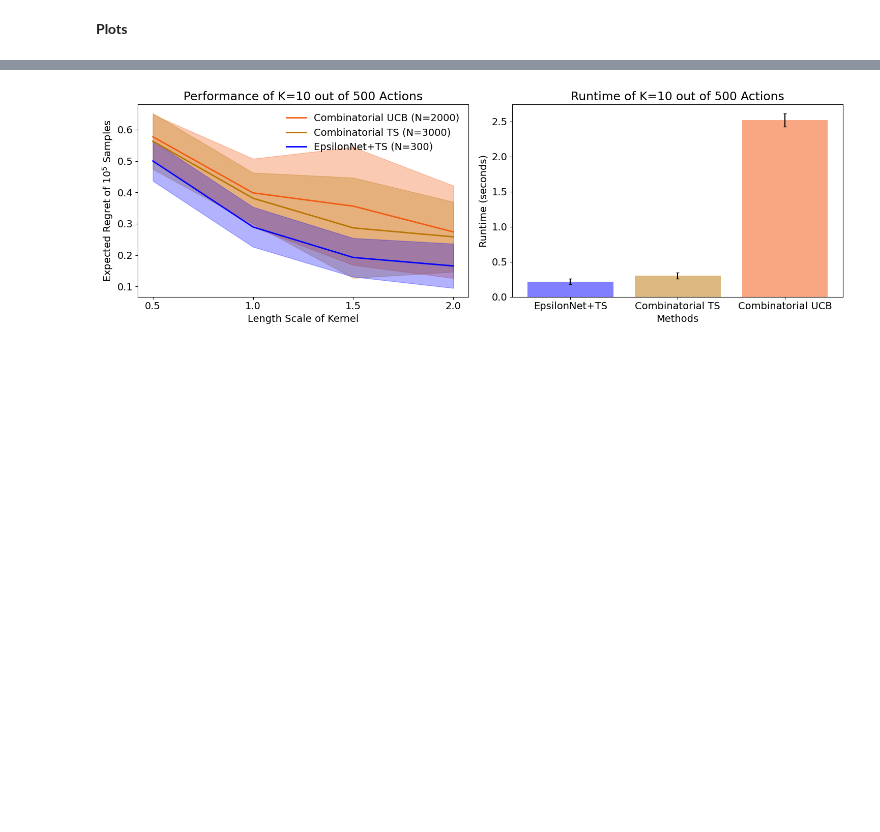
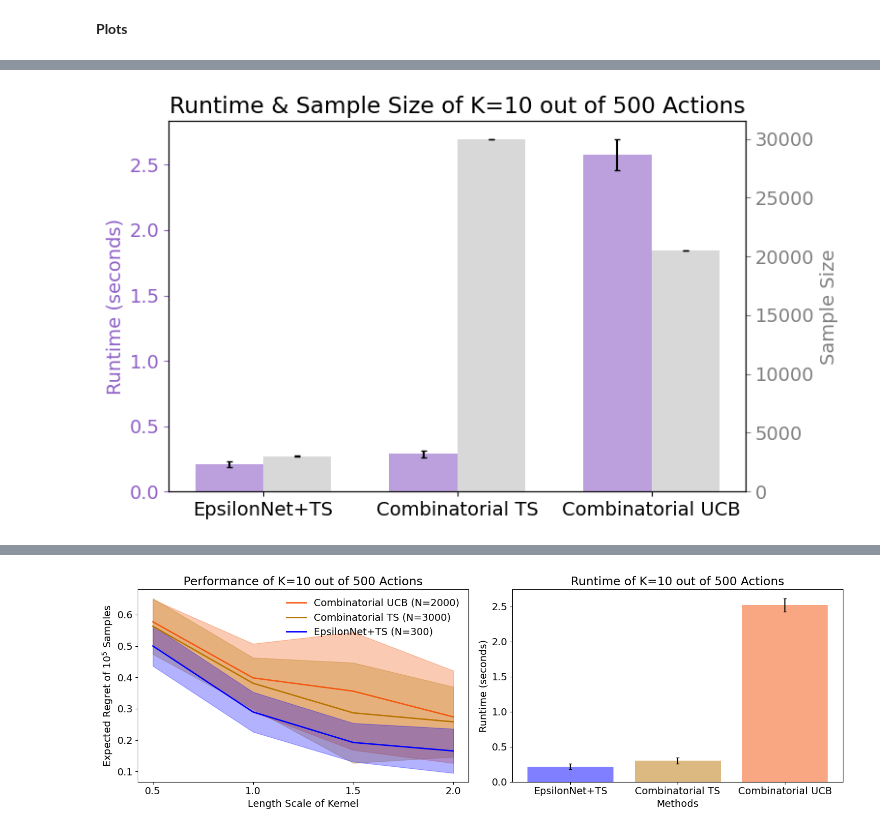
Before and after one commit to Quan-Zhou/MAB, a Jupyter notebook: RKHS_noise.ipynb, the cells around one changed output, grey strips where cells are left out. Cells and saved outputs as stored; diff of their text form; code cells hidden in the pictures; blank space fills up the shorter version.

```diff
--- a/RKHS_noise.ipynb
+++ b/RKHS_noise.ipynb
@@ -85,11 +85,14 @@ class GPfunctions_noise:
 
     def algorithm(self):
         subset = set()
+        samplesize=0
         while len(subset) < self.K:
             f_samples = self.samples(size=self.K - len(subset))
             for f in f_samples:
                 max_indices = self.argmax(f[np.newaxis, :], N=300)
+                samplesize+=300
                 subset.update(max_indices)
+        self.epsilon_samplesize = samplesize
         return np.array(list(subset))
 
     def test(self,subset):
@@ -253,0 +300,59 @@ plt.rcParams.update({'font.size': 14})
+# %%
+fig, ax1 = plt.subplots(figsize=(8, 4.8))
+
+runtime_color = "#9061C8FF"
+samplesize_color = "gray"
+
+functions = list(runtimes_array.keys())
+x = np.arange(len(functions))   # positions on x-axis
+width = 0.35                    # width of each bar
+
+# Runtime means & stds
+means_runtime = [runtimes_array[f].mean() for f in functions]
+stds_runtime = [runtimes_array[f].std() for f in functions]
+
+# Sample size means & stds
+means_samples = [samplesize_array[f].mean() for f in functions]
+stds_samples = [samplesize_array[f].std() for f in functions]
+
+# Bar positions: shift runtime left, sample size right
+bars1 = ax1.bar(
+    x - width/2,
+    means_runtime,
+    yerr=stds_runtime,
+    capsize=2,
+    color=runtime_color,
+    alpha=0.6,
+    width=width
+)
+
+ax1.set_ylabel("Runtime (seconds)", color=runtime_color)
+ax1.tick_params(axis='y', colors=runtime_color)   # y-axis tick color
+ax1.set_title(f"Runtime & Sample Size of K={K} out of 500 Actions")
+
+# Second axis for sample sizes
+ax2 = ax1.twinx()
+bars2 = ax2.bar(
+    x + width/2,
+    means_samples,
+    yerr=stds_samples,
+    capsize=2,
+    alpha=0.3,
+    color=samplesize_color,
+    width=width
+)
+ax2.set_ylabel("Sample Size", color=samplesize_color)
+ax2.tick_params(axis='y', colors=samplesize_color)  # y-axis tick color
+
+# X-axis labels
+ax1.set_xticks(x)
+ax1.set_xticklabels([methodnames[f] for f in functions])
+
+# Save plot as a PDF without margins
+plt.savefig("RKHS_runtime.pdf", format="pdf", bbox_inches='tight', pad_inches=0, transparent=True)
+
+# Adjust layout
+plt.tight_layout()
+plt.show()
+# %% [output]
+[figure, added]
```
Also changed, not shown: parts of 7 cells of this notebook, 2 other files.
